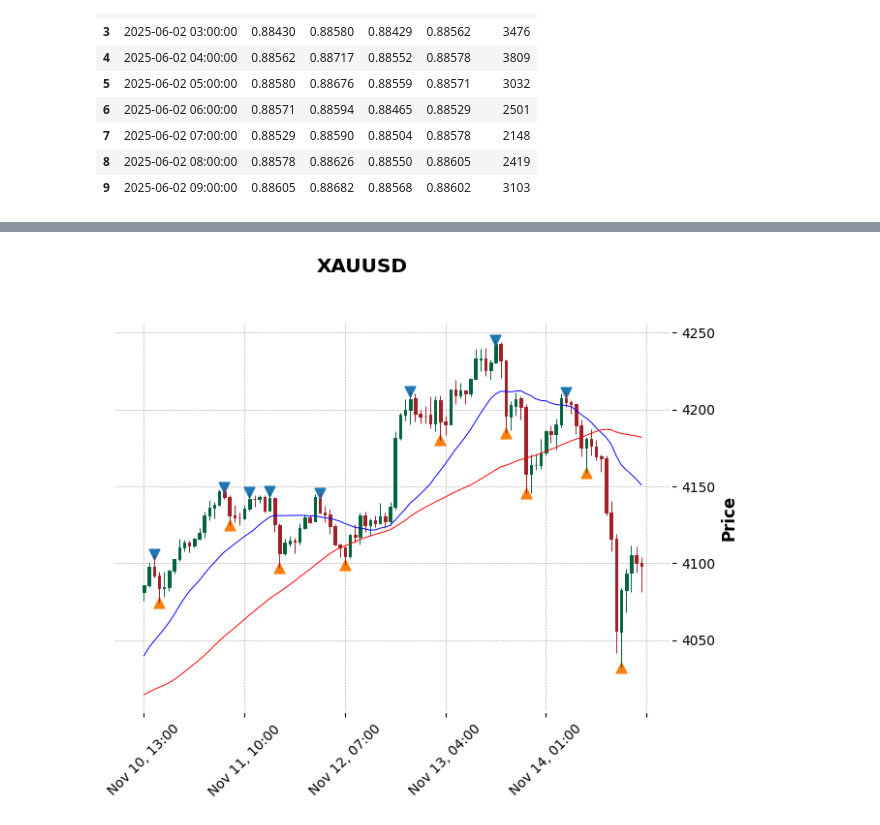
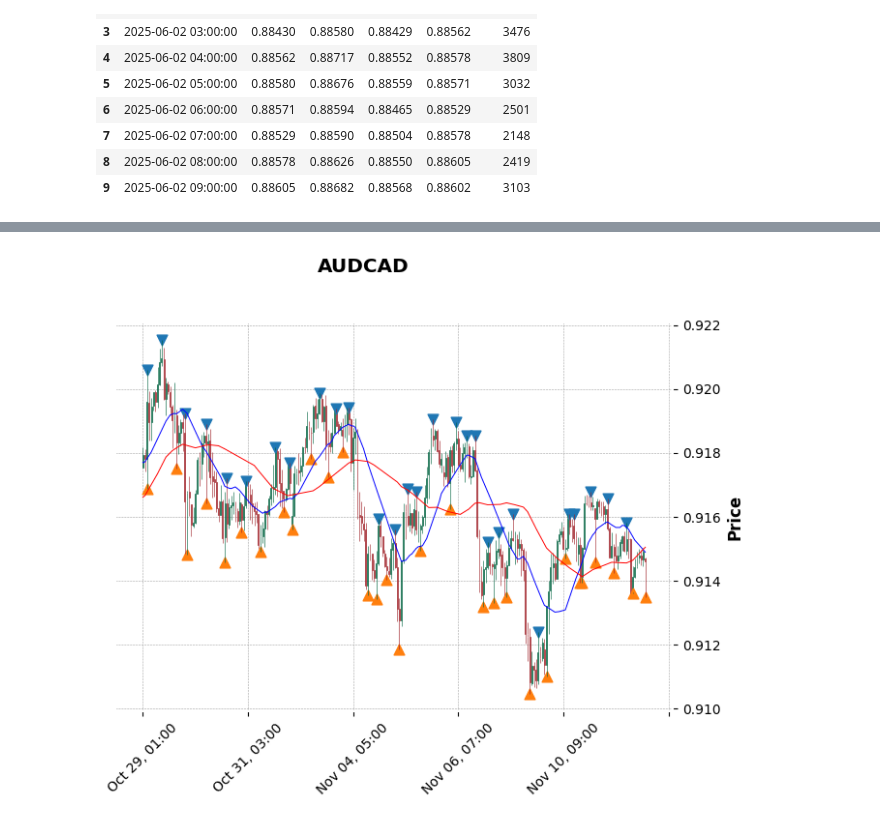
Before and after one commit to kezenu/trade_cloud, a Jupyter notebook: belajar_feature/analize.ipynb, the cells around one changed output, grey strips where cells are left out. Cells and saved outputs as stored; diff of their text form; code cells hidden in the pictures.

```diff
--- a/belajar_feature/analize.ipynb
+++ b/belajar_feature/analize.ipynb
@@ -68,34 +68,55 @@ df
 # %%
 import mplfinance
+import time
 
 mpf = mplfinance
 
 df = pd.read_csv(f'{SYMBOL}.csv', index_col='Time')
 df.ta.sma(length=20, append=True)
 df.ta.sma(length=50, append=True)
 df.dropna(inplace=True)
 
 def detect_swings(df, window=3):
     df['swing_high'] = df['High'][
         df['High'] == df['High'].rolling(window*2+1, center=True).max()
     ]
 
     df['swing_low'] = df['Low'][
         df['Low'] == df['Low'].rolling(window*2+1, center=True).min()
     ]
 
     return df
 detect_swings(df)
 
 df.index = pd.to_datetime(df.index)
-df = df.iloc[2600:2700:]
-add = [
-    mpf.make_addplot(df['SMA_20'], color='blue', width= 0.7),
-    mpf.make_addplot(df['SMA_50'], color='red', width= 0.7),
-    mpf.make_addplot(df['swing_high'], type='scatter', marker='v', markersize=60),
-    mpf.make_addplot(df['swing_low'], type='scatter', marker='^', markersize=60)
-]
 
-mpf.plot(df, type='candle', style='charles', title='XAUUSD', addplot=add)
+def simulasi_loop(df):
+    i = 1
+    df_start = df
+    for i in range(0,200,5):
+        df = df_start.iloc[2520+i:2560+i:]
+        add = [
+            mpf.make_addplot(df['SMA_20'], color='blue', width= 0.7),
+            mpf.make_addplot(df['SMA_50'], color='red', width= 0.7),
+            mpf.make_addplot(df['swing_high'], type='scatter', marker='v', markersize=60),
+            mpf.make_addplot(df['swing_low'], type='scatter', marker='^', markersize=60)
+        ]
+
+        mpf.plot(df, type='candle', style='charles', title=f'{SYMBOL}', addplot=add)
+        time.sleep(4)
+
+def sekali_jalan(df):
+    df = df.iloc[2520:2660:]
+    add = [
+        mpf.make_addplot(df['SMA_20'], color='blue', width= 0.7),
+        mpf.make_addplot(df['SMA_50'], color='red', width= 0.7),
+        mpf.make_addplot(df['swing_high'], type='scatter', marker='v', markersize=60),
+        mpf.make_addplot(df['swing_low'], type='scatter', marker='^', markersize=60)
+    ]
+
+    mpf.plot(df, type='candle', style='charles', title=f'{SYMBOL}', addplot=add)
+
+sekali_jalan(df)
+# simulasi_loop(df)
 # %% [output]
-[figure, old version]
+[figure, new version]
```
Also changed, not shown: parts of 1 cell of this notebook.
